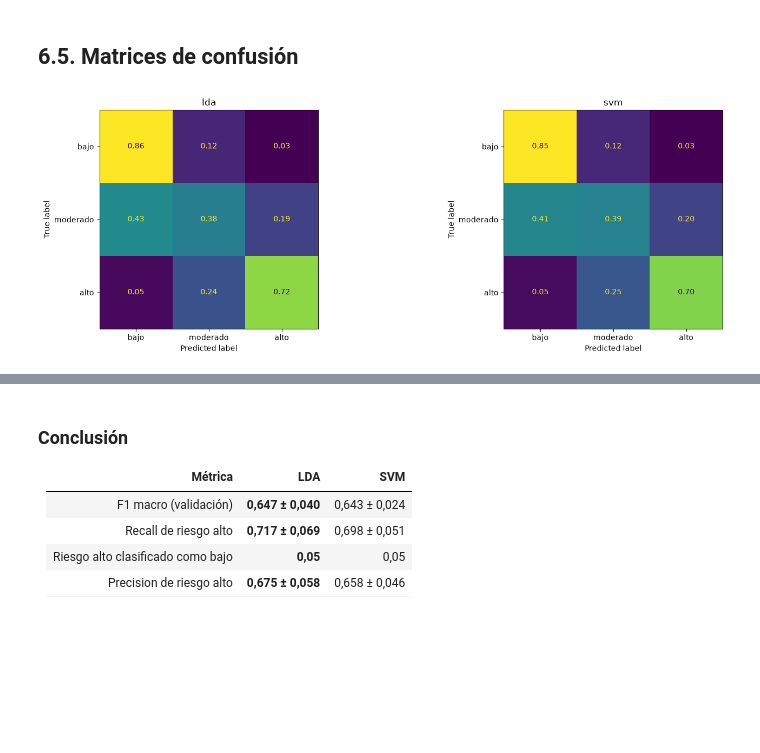
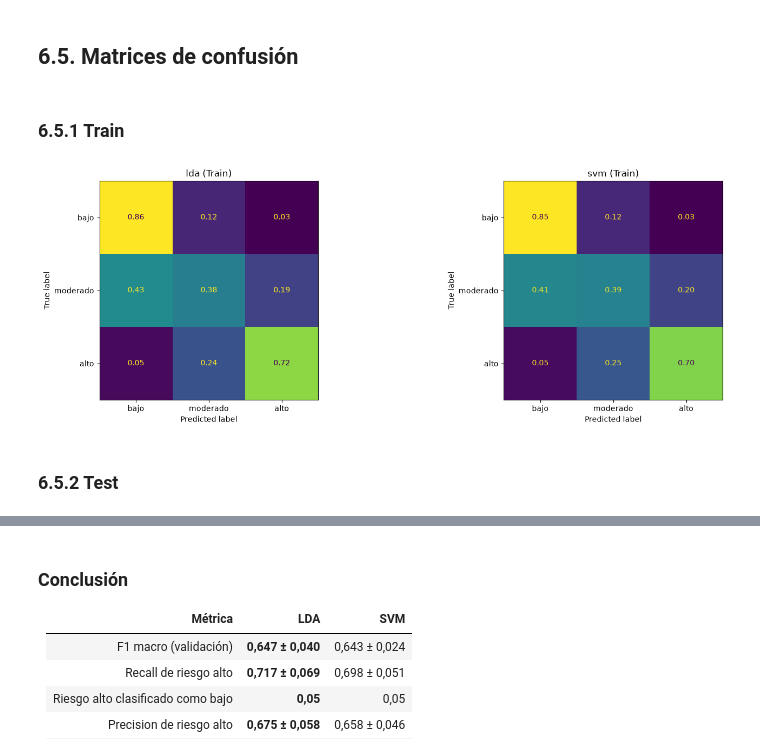
Before and after one commit to enzocastrozn/machine_learning, a Jupyter notebook: src/modelos_enzo.ipynb, the cells around one changed output, grey strips where cells are left out. Saved outputs shown, nothing was run; the diff lists cells and outputs as text; code cells hidden in the pictures; blank space fills up the shorter version.

```diff
--- a/src/modelos_enzo.ipynb
+++ b/src/modelos_enzo.ipynb
@@ -434,7 +444,7 @@ for ax, (nombre, busqueda) in zip(axes, busquedas.items()):
         colorbar=False
     )
 
-    ax.set_title(nombre)
+    ax.set_title(f"{nombre} (Train)")
 
 plt.tight_layout()
 plt.show()
@@ -627,7 +673,7 @@ for ax, (nombre, busqueda) in zip(axes, busquedas.items()):
         colorbar=False
     )
 
-    ax.set_title(nombre)
+    ax.set_title(f"{nombre} (Train)")
 
 plt.tight_layout()
 plt.show()
@@ -635,0 +684,22 @@ plt.show()
+# %%
+fig, axes = plt.subplots(1, 2, figsize=(16, 5))
+
+for ax, (nombre, busqueda) in zip(axes, busquedas.items()):
+  # Predecir directamente sobre el conjunto de test usando el mejor estimador
+  y_pred = busqueda.best_estimator_.predict(X_test)
+
+  # Generar la matriz de confusión comparando y_test con y_pred
+  ConfusionMatrixDisplay.from_predictions(
+      y_test,
+      y_pred,
+      display_labels=["bajo", "moderado", "alto"],
+      normalize="true",
+      values_format=".2f",
+      ax=ax,
+      colorbar=False,
+  )
+
+  ax.set_title(f"{nombre} (Test)")
+
+plt.tight_layout()
+plt.show()
@@ -804,33 +876,37 @@ folds.round(3)
 | 4 | 0.604 | 0.627 | 0.023 |
 # %% [markdown]
 ## 6.5. Matrices de confusión
+# %% [markdown]
+### 6.5.1 Train
 # %%
 
 fig, axes = plt.subplots(1, 2, figsize=(16, 5))
 
 for ax, (nombre, busqueda) in zip(axes, busquedas.items()):
 
     y_pred = cross_val_predict(
         busqueda.best_estimator_,
         X_train,
         y_train,
         cv=mod.validador,
         n_jobs=-1
     )
 
     ConfusionMatrixDisplay.from_predictions(
         y_train,
         y_pred,
         display_labels=["bajo", "moderado", "alto"],
         normalize="true",
         values_format=".2f",
         ax=ax,
         colorbar=False
     )
 
-    ax.set_title(nombre)
+    ax.set_title(f"{nombre} (Train)")
 
 plt.tight_layout()
 plt.show()
 # %% [output]
-[figure, old version]
+[figure, new version]
+# %% [markdown]
+### 6.5.2 Test
```
Also changed, not shown: parts of 30 cells of this notebook, 2 other files.
